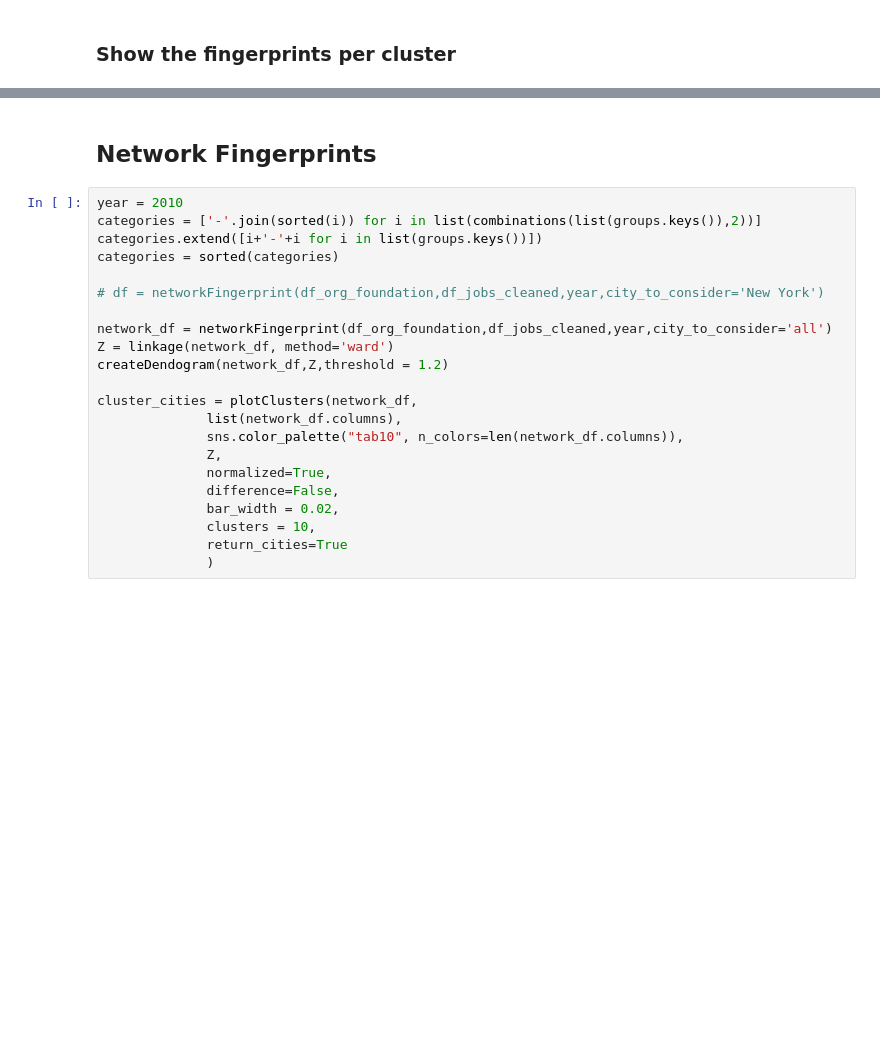
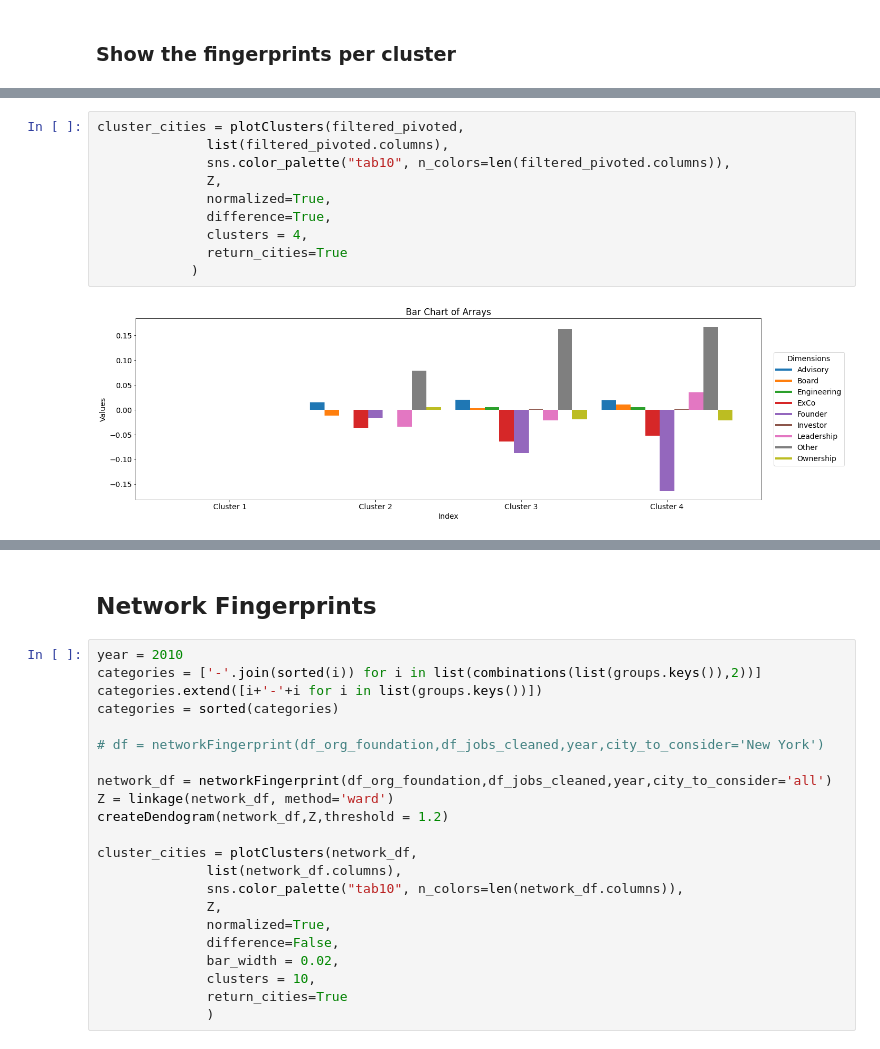
Before and after one commit to DarioZappala/caratterizzazione-sistemi-innovativi, a Jupyter notebook: fingerprint.ipynb, the cells around one changed output, grey strips where cells are left out. Cells and saved outputs as stored; diff of their text form; blank space fills up the shorter version.

```diff
--- a/fingerprint.ipynb
+++ b/fingerprint.ipynb
@@ -137,0 +156,12 @@ cluster_cities = plotClusters(filtered_pivoted,
+# %%
+cluster_cities = plotClusters(filtered_pivoted,
+              list(filtered_pivoted.columns),
+              sns.color_palette("tab10", n_colors=len(filtered_pivoted.columns)),
+              Z,
+              normalized=True,
+              difference=True,
+              clusters = 4,
+              return_cities=True
+            )
+# %% [output]
+[figure, added]
```
Also changed, not shown: parts of 13 cells of this notebook, 1 other file.
